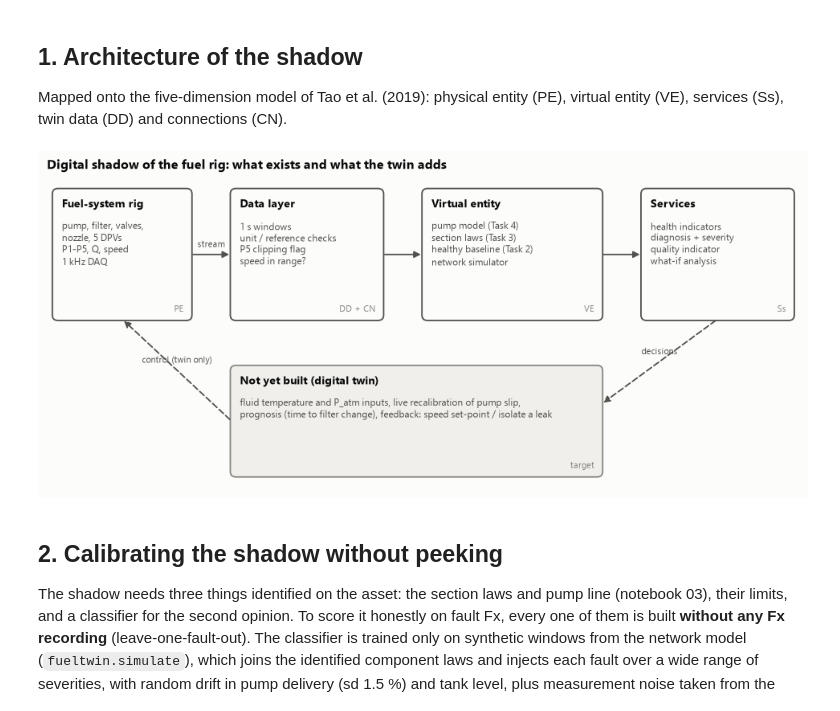
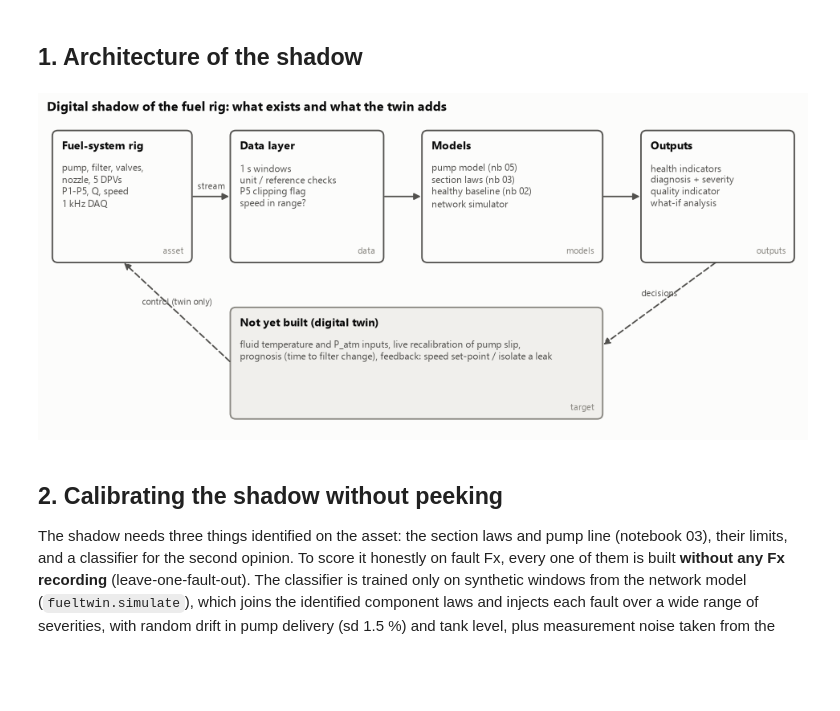
Before and after one commit to PeterImoniose/fuel-system-digital-twin, a Jupyter notebook: notebooks/06_digital_shadow.ipynb, the cells around one changed output. Drawn from its saved outputs; the diff is of its cells as text; code cells hidden in the pictures; blank space fills up the shorter version.

```diff
--- a/notebooks/06_digital_shadow.ipynb
+++ b/notebooks/06_digital_shadow.ipynb
@@ -43,49 +30,46 @@ pd.set_option("display.precision", 3)
 pd.set_option("display.width", 170)
 w = features.load_windows(1.0)
 FAULTS = list(config.FAULTS)
-# %% [markdown]
-## 1. Architecture of the shadow
-
-Mapped onto the five-dimension model of Tao et al. (2019): physical entity (PE), virtual entity
-(VE), services (Ss), twin data (DD) and connections (CN).
+# %% [markdown]
+## 1. Architecture of the shadow
 # %%
 fig, ax = plt.subplots(figsize=(11, 4.6))
 ax.set_xlim(0, 11)
 ax.set_ylim(0, 4.6)
 ax.axis("off")
 
 
 def node(x, y, w_, h, title, body, tag, fc=pl.SURFACE, ec=pl.INK_2):
     ax.add_patch(FancyBboxPatch((x, y), w_, h, boxstyle="round,pad=0.02,rounding_size=0.08", fc=fc, ec=ec, lw=1.2))
     ax.text(x + 0.12, y + h - 0.14, title, fontsize=9, fontweight="bold", va="top", color=pl.INK)
     ax.text(x + 0.12, y + h - 0.45, body, fontsize=7.6, va="top", color=pl.INK_2, linespacing=1.35)
     ax.text(x + w_ - 0.1, y + 0.08, tag, fontsize=7.5, ha="right", va="bottom", color=pl.MUTED)
 
 
 def arrow(x0, y0, x1, y1, text="", dashed=False):
     ax.add_patch(FancyArrowPatch((x0, y0), (x1, y1), arrowstyle="-|>", mutation_scale=11, lw=1.2,
                                  color=pl.INK_2, ls=(0, (4, 2)) if dashed else "-"))
     if text:
         ax.text((x0 + x1) / 2, (y0 + y1) / 2 + 0.08, text, fontsize=7.5, ha="center", va="bottom", color=pl.INK_2)
 
 
-node(0.1, 2.5, 2.0, 1.9, "Fuel-system rig", "pump, filter, valves,\nnozzle, 5 DPVs\nP1-P5, Q, speed\n1 kHz DAQ", "PE")
-node(2.7, 2.5, 2.2, 1.9, "Data layer", "1 s windows\nunit / reference checks\nP5 clipping flag\nspeed in range?", "DD + CN")
-node(5.5, 2.5, 2.6, 1.9, "Virtual entity", "pump model (Task 4)\nsection laws (Task 3)\nhealthy baseline (Task 2)\nnetwork simulator", "VE")
-node(8.7, 2.5, 2.2, 1.9, "Services", "health indicators\ndiagnosis + severity\nquality indicator\nwhat-if analysis", "Ss")
+node(0.1, 2.5, 2.0, 1.9, "Fuel-system rig", "pump, filter, valves,\nnozzle, 5 DPVs\nP1-P5, Q, speed\n1 kHz DAQ", "asset")
+node(2.7, 2.5, 2.2, 1.9, "Data layer", "1 s windows\nunit / reference checks\nP5 clipping flag\nspeed in range?", "data")
+node(5.5, 2.5, 2.6, 1.9, "Models", "pump model (nb 05)\nsection laws (nb 03)\nhealthy baseline (nb 02)\nnetwork simulator", "models")
+node(8.7, 2.5, 2.2, 1.9, "Outputs", "health indicators\ndiagnosis + severity\nquality indicator\nwhat-if analysis", "outputs")
 node(2.7, 0.2, 5.4, 1.6, "Not yet built (digital twin)", "fluid temperature and P_atm inputs, live recalibration of pump slip,\n"
      "prognosis (time to filter change), feedback: speed set-point / isolate a leak", "target",
      fc="#f0efec", ec=pl.MUTED)
 arrow(2.1, 3.45, 2.7, 3.45, "stream")
 arrow(4.9, 3.45, 5.5, 3.45)
 arrow(8.1, 3.45, 8.7, 3.45)
 arrow(9.8, 2.5, 8.1, 1.25, "decisions", dashed=True)
 arrow(2.7, 1.0, 1.1, 2.5, "control (twin only)", dashed=True)
 ax.set_title("Digital shadow of the fuel rig: what exists and what the twin adds", loc="left")
 pl.save(fig, "06_architecture")
 plt.show()
 # %% [output]
-[figure, old version]
+[figure, new version]
 # %% [markdown]
 ## 2. Calibrating the shadow without peeking
 
```
Also changed, not shown: parts of 6 cells of this notebook, 42 other files.
